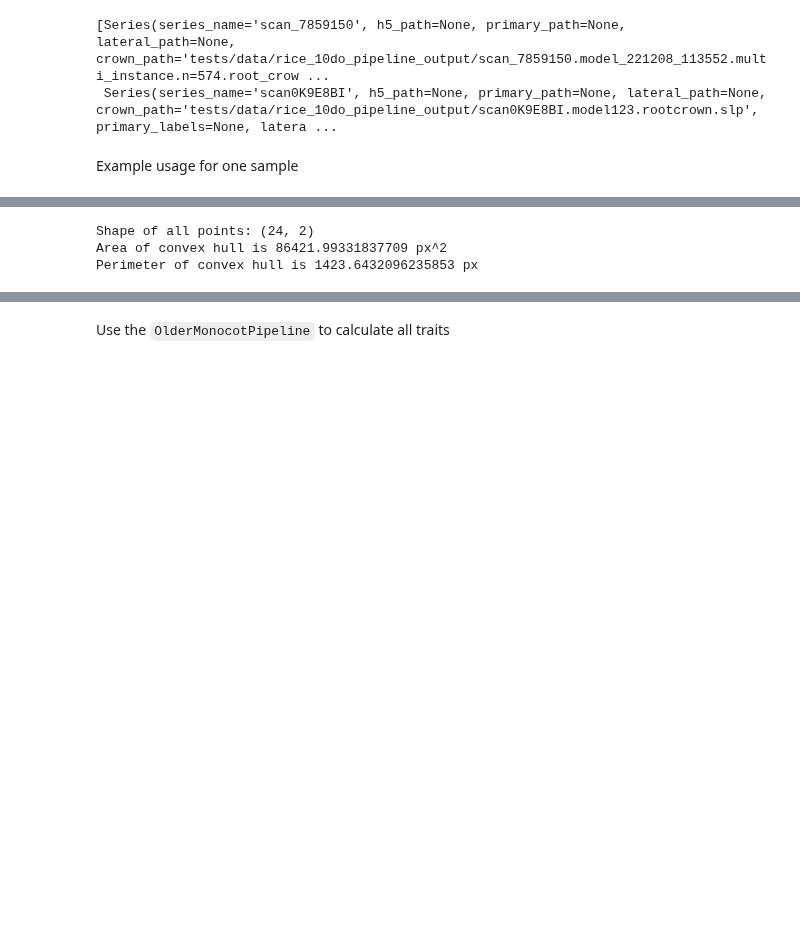
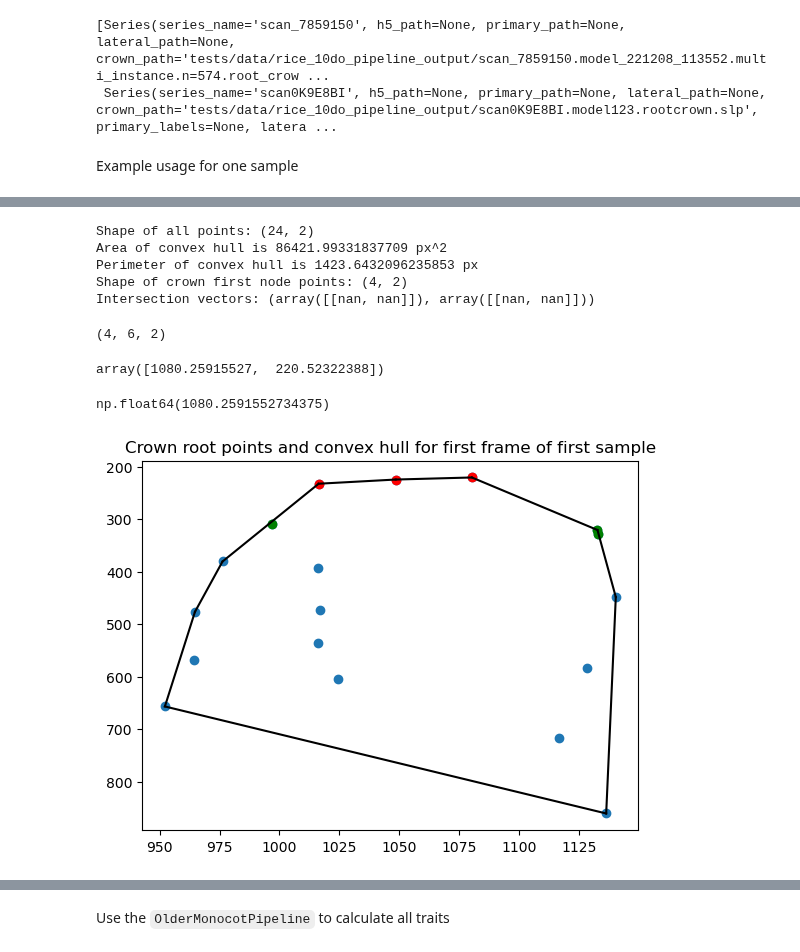
Before and after one commit to talmolab/sleap-roots, a Jupyter notebook: notebooks/OlderMonocotPipeline.ipynb, the cells around one changed output, grey strips where cells are left out. Drawn from its saved outputs; the diff is of its cells as text; code cells hidden in the pictures; blank space fills up the shorter version.

```diff
--- a/notebooks/OlderMonocotPipeline.ipynb
+++ b/notebooks/OlderMonocotPipeline.ipynb
@@ -124,7 +123,60 @@ print(f"Area of convex hull is {chull_area} px^2")
 # Get the perimeter of the convex hull
 chull_perimeter = get_chull_perimeter(convhull)
 print(f"Perimeter of convex hull is {chull_perimeter} px")
+
+# Get the first nodes of the crown roots
+crown_r1_pts = get_nodes(crown_pts, 1)
+print(f"Shape of crown first node points: {crown_r1_pts.shape}")
+
+# Get the intersection of the convex hull with the first nodes of the crown roots
+chull_r1_intersection_vectors = get_chull_intersection_vectors(crown_bases, crown_r1_pts, crown_pts, convhull)
+print(f"Intersection vectors: {chull_r1_intersection_vectors}")
 # %% [output]
 Shape of all points: (24, 2)
 Area of convex hull is 86421.99331837709 px^2
 Perimeter of convex hull is 1423.6432096235853 px
+Shape of crown first node points: (4, 2)
+Intersection vectors: (array([[nan, nan]]), array([[nan, nan]]))
+# %%
+crown_pts.shape
+# %% [output]
+(4, 6, 2)
+# %%
+crown_bases[0]
+# %% [output]
+array([1080.25915527,  220.52322388])
+# %%
+crown_bases[0, 0]
+# %% [output]
+np.float64(1080.2591552734375)
+# %%
+plt.figure()
+
+# Plot the crown root points
+plt.scatter(crown_pts[:, :, 0], crown_pts[:, :, 1])
+
+# Plot the convex hull
+for simplex in convhull.simplices:
+    plt.plot(convhull.points[simplex, 0], convhull.points[simplex, 1], 'k-')
+
+# Plot the crown root bases
+plt.scatter(crown_bases[:, 0], crown_bases[:, 1], color='red')
+
+# Plot the first nodes of the crown roots
+plt.scatter(crown_r1_pts[:, 0], crown_r1_pts[:, 1], color='green')
+
+# Plot the intersection vectors of the convex hull with the line across the first nodes of the crown roots
+left_vector = chull_r1_intersection_vectors[0]
+right_vector = chull_r1_intersection_vectors[1]
+# Plot the left intersection vector from the first crown base
+plt.plot([crown_bases[0, 0], crown_bases[0, 0] + left_vector[0, 0]],
+         [crown_bases[0, 1], crown_bases[0, 1] + left_vector[0, 1]], color='blue')
+
+# Plot the right intersection vector from the second crown base
+plt.plot([crown_bases[1, 0], crown_bases[1, 0] + right_vector[0, 0]],
+         [crown_bases[1, 1], crown_bases[1, 1] + right_vector[0, 1]], color='blue')
+
+plt.title("Crown root points and convex hull for first frame of first sample")
+plt.gca().invert_yaxis()
+# %% [output]
+[figure, added]
```
Also changed, not shown: parts of 8 cells of this notebook.
